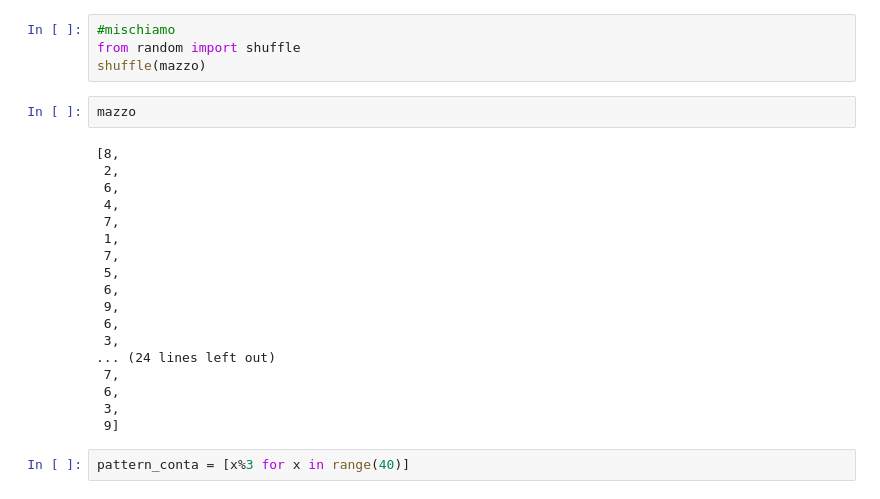
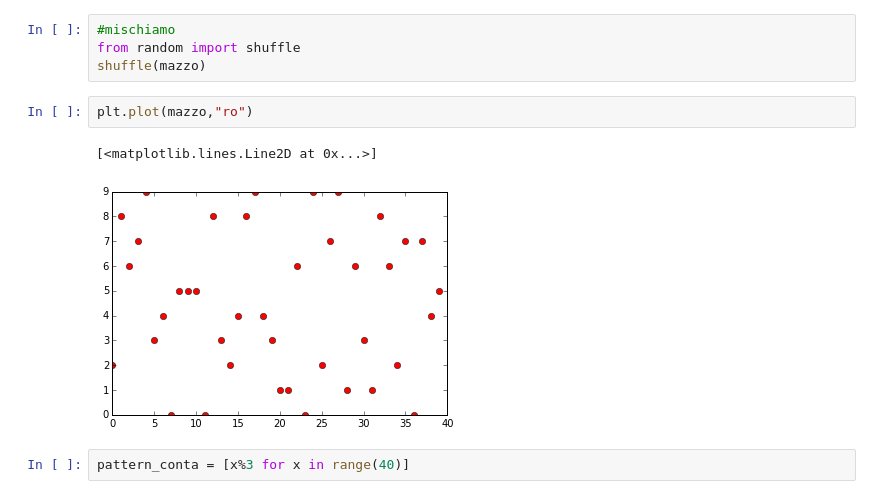
Before and after one commit to Paletio/python_per_creatori_di_mondi, a Jupyter notebook: Monaco Pazzo.ipynb, the cells around one changed output. Saved outputs shown, nothing was run; the diff lists cells and outputs as text.

```diff
--- a/Monaco Pazzo.ipynb
+++ b/Monaco Pazzo.ipynb
@@ -47,25 +21,10 @@ mazzo
 #mischiamo
 from random import shuffle
 shuffle(mazzo)
-# %%
-mazzo
-# %% [output]
-[8,
- 2,
- 6,
- 4,
- 7,
- 1,
- 7,
- 5,
- 6,
- 9,
- 6,
- 3,
-... (24 lines left out)
- 7,
- 6,
- 3,
- 9]
+# %%
+plt.plot(mazzo,"ro")
+# %% [output]
+[<matplotlib.lines.Line2D at 0x...>]
+[figure, added]
 # %%
 pattern_conta = [x%3 for x in range(40)]
```
Also changed, not shown: parts of 33 cells of this notebook.
